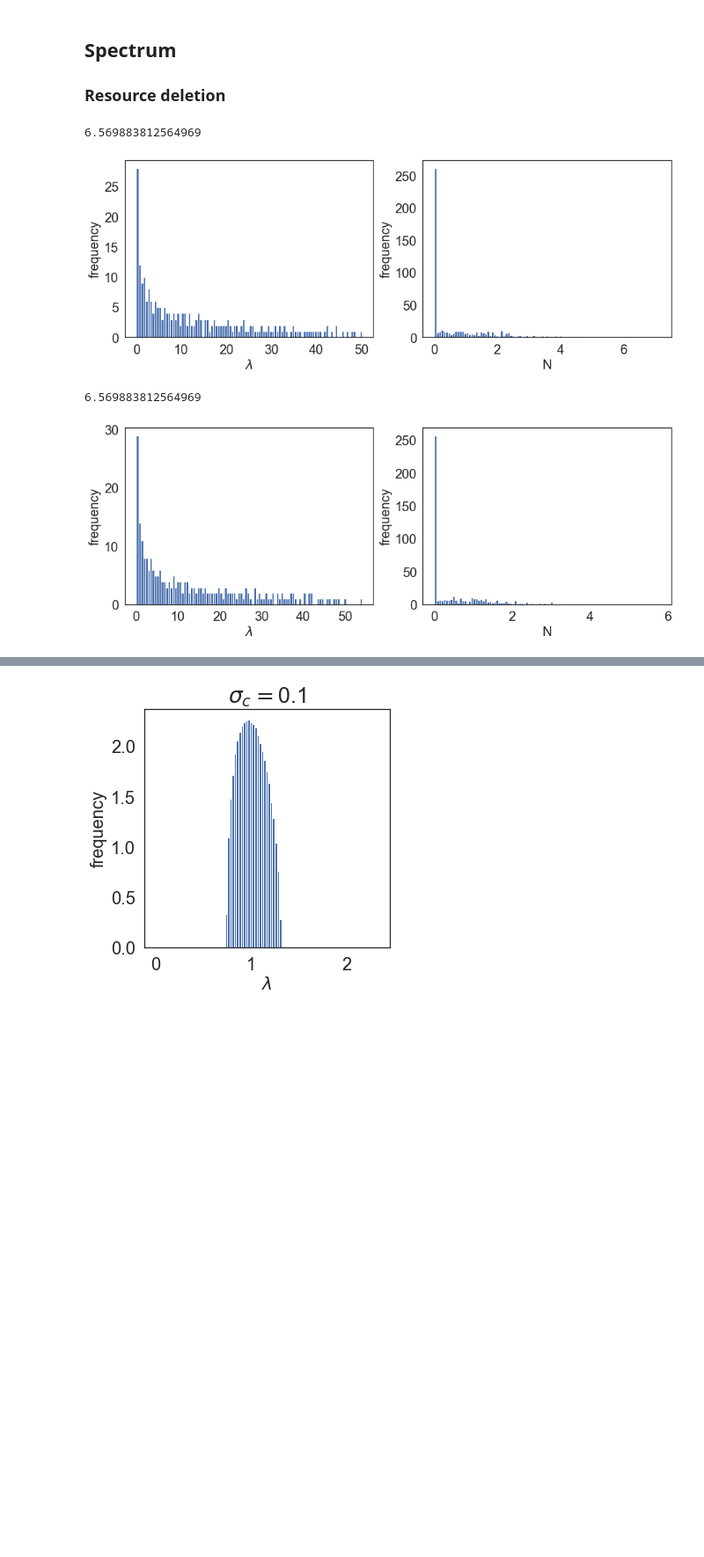
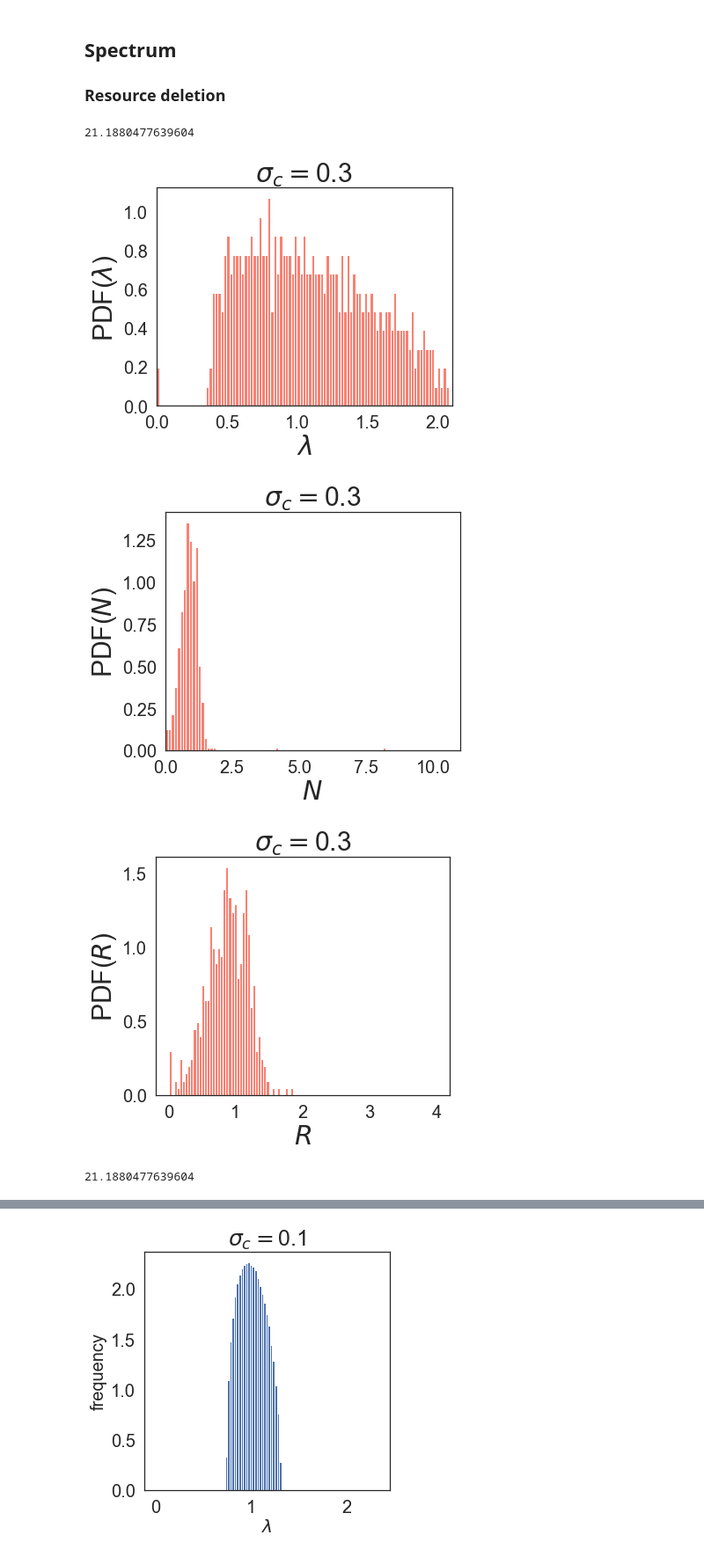
Before and after one commit to Emergent-Behaviors-in-Biology/typical-random-ecosystems, a Jupyter notebook: Plot_paper.ipynb, the cells around one changed output, grey strips where cells are left out. Shown at 88% size. Drawn from its saved outputs; the diff is of its cells as text; code cells hidden in the pictures; blank space fills up the shorter version.

```diff
--- a/Plot_paper.ipynb
+++ b/Plot_paper.ipynb
@@ -548,14 +551,13 @@ for j in range(3):
     Chi=np.zeros(len(T))
     Nu=np.zeros(len(T))
     i=0
-    if j==0:
-        for t in T:
-            Chi[i]=phi_R[i]-phi_N[i]
-            if Chi[i]==0:
-                Nu[i]=-phi_N[i]/(phi_N[i]*t**2-1)
-            else:
-                Nu[i]=(((2.*phi_N[i]-phi_R[i])-1./t**2)+np.sqrt(1/t**4+phi_R[i]*(2./t**2-4./t**2*phi_N[i]+phi_R[i])))/(2*(phi_R[i]-phi_N[i])*t**2)
-            i=i+1
+    for t in T:
+        Chi[i]=phi_R[i]-phi_N[i]
+        if Chi[i]==0:
+            Nu[i]=-phi_N[i]/(phi_N[i]*t**2-1)
+        else:
+            Nu[i]=(((2.*phi_N[i]-phi_R[i])-1./t**2)+np.sqrt(1/t**4+phi_R[i]*(2./t**2-4./t**2*phi_N[i]+phi_R[i])))/(2*(phi_R[i]-phi_N[i])*t**2)
+        i=i+1
     i=1
     fig, ax = plt.subplots(1,1,figsize=(6,5))
     c=8
@@ -587,8 +589,7 @@ for j in range(3):
     #-------------------------------------------------------------
     fig, ax = plt.subplots(1,1,figsize=(6,5))
     c=0;
-    if j==0:
-        ax.plot(T, Chi,color=tableau20[c],label='Cavity')
+    ax.plot(T, Chi,color=tableau20[c],label='Cavity')
     ax.scatter(Data['epsilon'], Data['chi'],color=tableau20[c+1],label='Simulation')
     ax.axvline(x=1.0, linewidth=2, color='k', linestyle='dashed')
     ax.set_ylabel(r'$\chi$',fontsize=30)
@@ -1085,40 +1133,62 @@ print(np.count_nonzero(Ns)/np.count_nonzero(Rs))
 # %%
 from numpy import linalg as LA
 A_type='gaussian'
 B_type='identity'
 mu=0.0
-sigc=5.
+sigc=0.3
 k=1.0
 filename='Abundance_data_500/Clam_org_'+A_type +'_'+B_type+'_sigc_'+str(sigc)+'_mu_'+str(mu)+'_k_'+str(k) +'.pkl'
 Lams, C, C_del= pickle.load( open( filename, "rb" ) )
 
 filename='Abundance_data_500/CRN_org_'+A_type +'_'+B_type+'_sigc_'+str(sigc)+'_mu_'+str(mu)+'_k_'+str(k) +'.pkl'
 R_del, N_del= pickle.load( open( filename, "rb" ) )
-for i in [3,5]:
+for i in [7,5]:
     n_bins=100
-    fig, [ax1,ax2] = plt.subplots(1,2,figsize=(15,5))
+    fig, ax1 = plt.subplots(1,1,figsize=(6,5))
     C1=C_del[i]
     ls=np.real(LA.eigvals(np.dot(C1,C1.transpose())))
     ax1.xaxis.set_tick_params(labelsize=20)
     ax1.yaxis.set_tick_params(labelsize=20)
-    ax1.hist(ls,n_bins)
-    ax1.set_xlabel('$\lambda$',fontsize=20)
-    ax1.set_ylabel('frequency',fontsize=20)
-    #ax1.set_xlim([0,2])
 
+    ax1.hist(ls,n_bins, density=1,color="salmon")
+    ax1.set_xlabel('$\lambda$',fontsize=30)
+    ax1.set_ylabel('PDF($\lambda$)',fontsize=30)
+    ax1.set_xlim([0,2.1])
+    ax1.set_title('$\sigma_c=$'+str(sigc),fontsize=30)
+    fig.tight_layout()
+    fig_name='SpectrumCR_resource_deletion'+str(i)+'.pdf'
+    fig.savefig(fig_name, dpi=300, transparent=True)
+
+    fig, ax2 = plt.subplots(1,1,figsize=(6,5))
     ax2.xaxis.set_tick_params(labelsize=20)
     ax2.yaxis.set_tick_params(labelsize=20)
-    ax2.hist(N_del[i],bins =np.linspace(0,np.amax(N_del[i])+1, n_bins))
-    ax2.set_xlabel('N',fontsize=20)
-    ax2.set_ylabel('frequency',fontsize=20)
-    #ax2.set_xlim([0,np.amax(N_del[i])+1])
-    print(np.amax(N_del))
+    N=np.asarray(N_del).flatten()
+    N=N[np.where(N>0.1)]
+    N=N_del[i]
+    ax2.hist(N,bins =np.linspace(0,10+1, n_bins), density=1,color="salmon")
+    ax2.set_xlabel('$N$',fontsize=30)
+    ax2.set_ylabel('PDF($N$)',fontsize=30)
+    ax2.set_title('$\sigma_c=$'+str(sigc),fontsize=30)
+    ax2.set_xlim([0,11])
+
+
+    fig, ax2 = plt.subplots(1,1,figsize=(6,5))
+    ax2.xaxis.set_tick_params(labelsize=20)
+    ax2.yaxis.set_tick_params(labelsize=20)
+    R=R_del[i]
+    ax2.hist(N,bins =np.linspace(0,4, n_bins), density=1,color="salmon")
+    ax2.set_xlabel('$R$',fontsize=30)
+    ax2.set_ylabel('PDF($R$)',fontsize=30)
+    ax2.set_title('$\sigma_c=$'+str(sigc),fontsize=30)
+
+    print(np.amax(np.asarray(N_del).flatten()))
     plt.show()
     fig.tight_layout()
-    fig_name='resource_deletion'+str(i)+'.pdf'
+    fig_name='SpecciesCR_resource_deletion'+str(i)+'.pdf'
     fig.savefig(fig_name, dpi=300, transparent=True)
 # %% [output]
-6.569883812564969
+21.1880477639604
-[figure, old version]
+[figure, new version]
+[figure, new version]
+[figure, added]
-6.569883812564969
+21.1880477639604
-[figure, old version]
```
Also changed, not shown: parts of 11 cells of this notebook, 3 other files.
